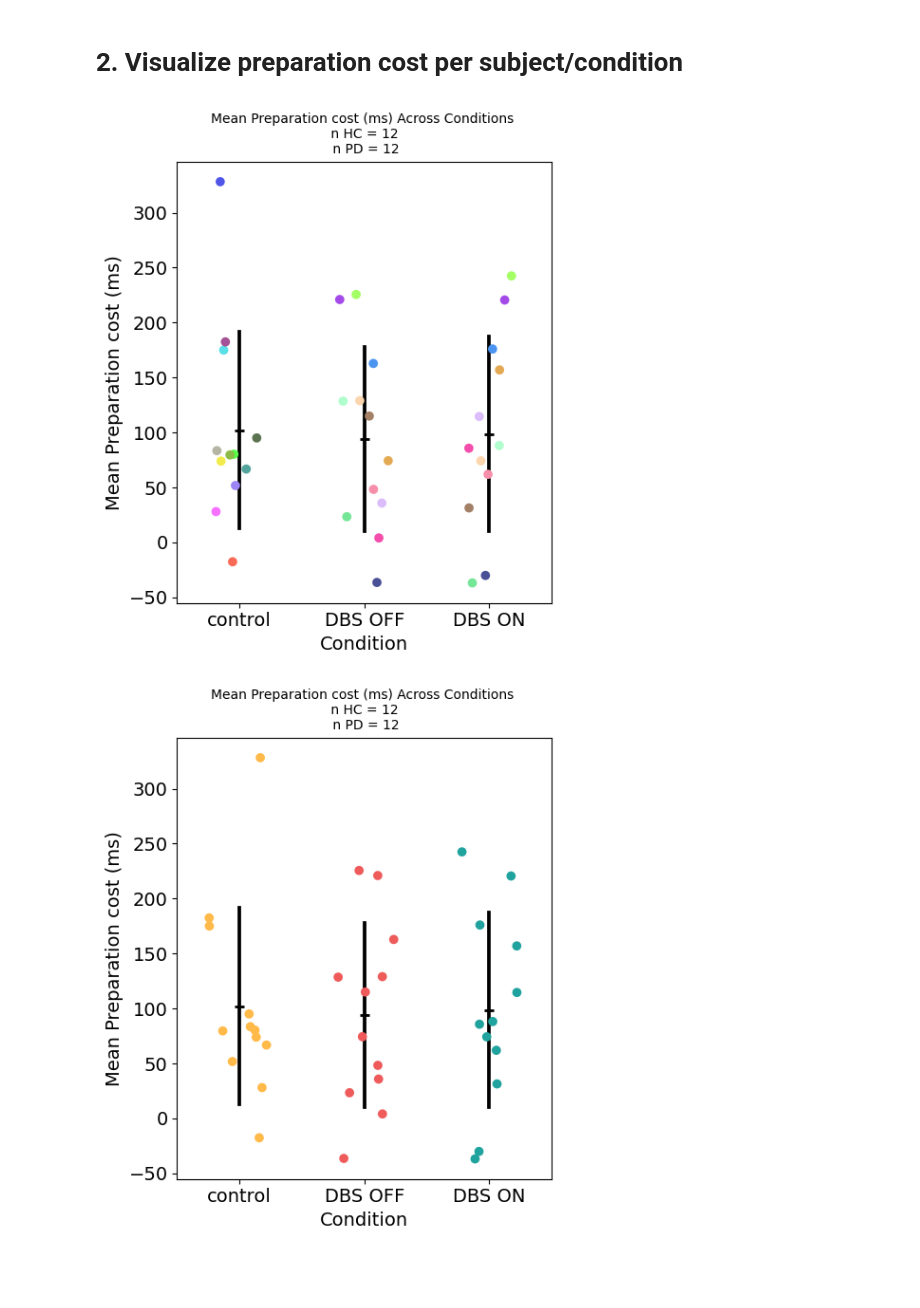
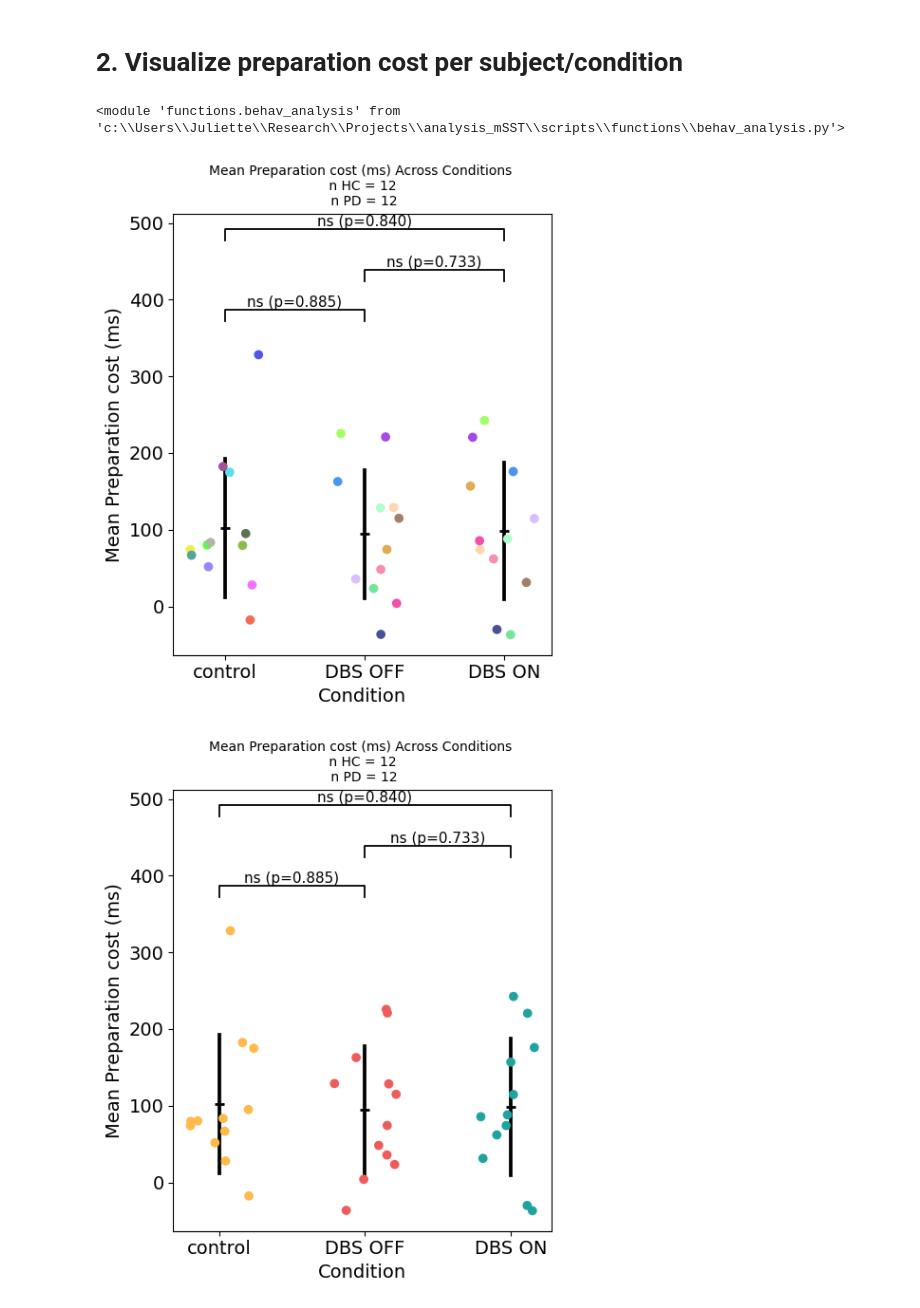
Before and after one commit to juliettevivien/analysis_mSST, a Jupyter notebook: scripts/BEHAV_4_proactive_inhibition.ipynb, the cells around one changed output. Cells and saved outputs as stored; diff of their text form; code cells hidden in the pictures; blank space fills up the shorter version.

```diff
--- a/scripts/BEHAV_4_proactive_inhibition.ipynb
+++ b/scripts/BEHAV_4_proactive_inhibition.ipynb
@@ -118,19 +120,25 @@ behav_analysis.get_session_order(
+# %%
+importlib.reload(behav_analysis)
+# %% [output]
+<module 'functions.behav_analysis' from 'c:\\Users\\Juliette\\Research\\Projects\\analysis_mSST\\scripts\\functions\\behav_analysis.py'>
 # %%
 variable_of_interest = 'Preparation cost (ms)'
 temp_save = join(behav_results_saving_path, "Response inhibition")
 if not os.path.isdir(temp_save):
     os.makedirs(temp_save)
 for viz in ['subject', 'condition']:
     behav_analysis.plot_variable_of_interest(
         stats = stats,
         color_dict = color_dict,
         subject_colors = subject_colors,
         variable_of_interest = variable_of_interest,
         colored_by = viz,
         saving_path = temp_save,
         save_as = save_as,
-        show_plot = True
+        show_plot = True,
+        run_stats = True,
+        correct_multiple_comparisons = False
     )
 # %% [output]
-[figure, old version]
+[figure, new version]
-[figure, old version]
+[figure, new version]
```
Also changed, not shown: parts of 2 cells of this notebook, 2 other files.
